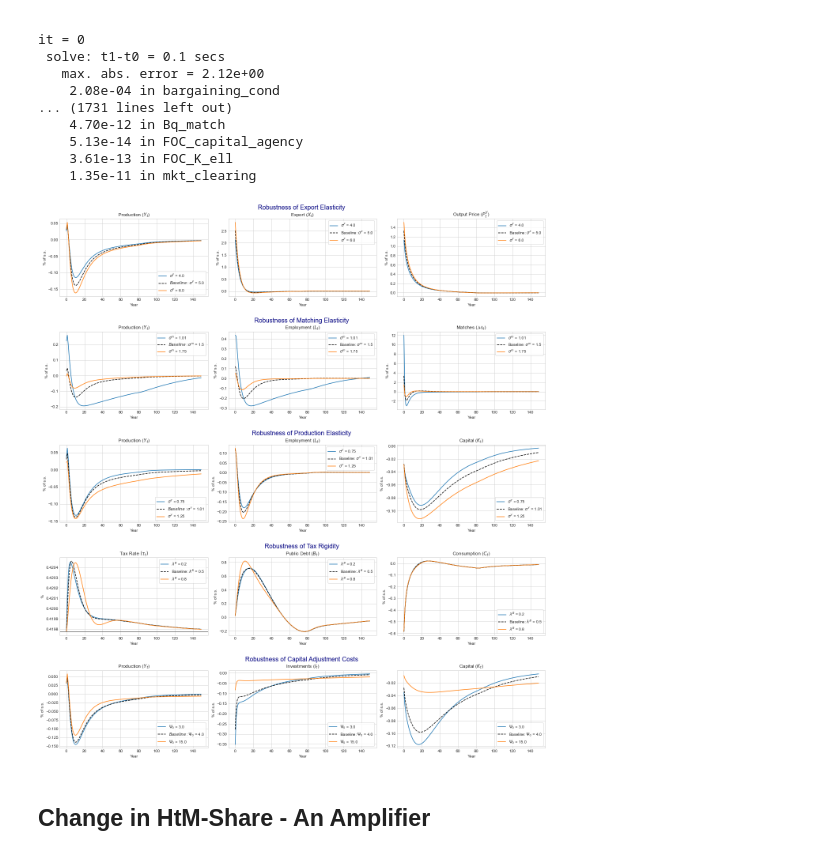
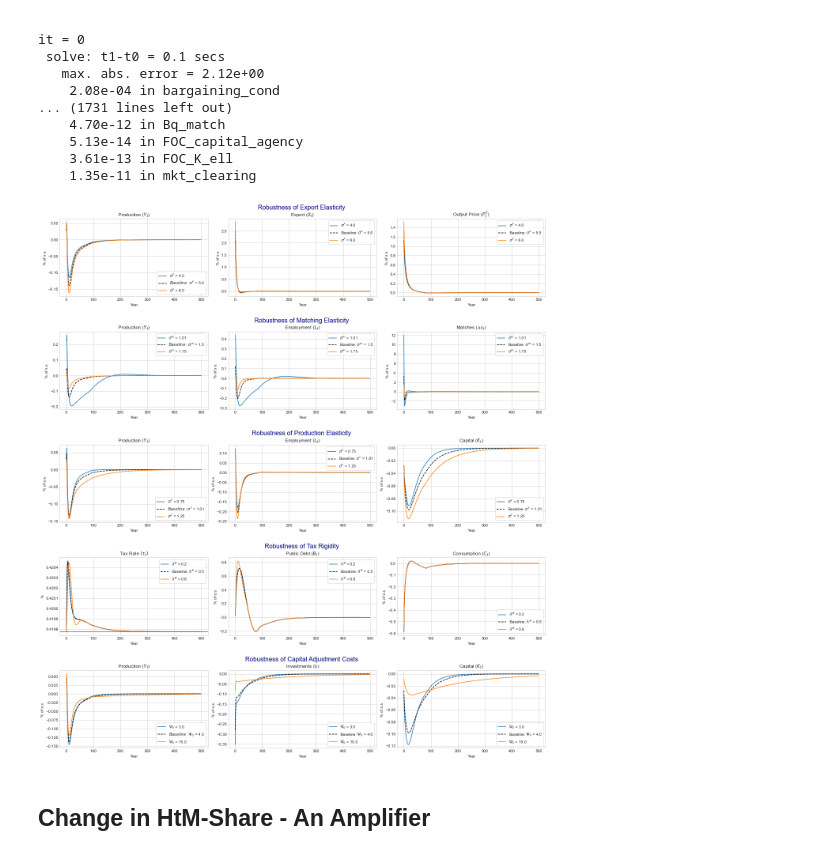
Before and after one commit to HansChristianPOLIT/MiniMAKRO, a Jupyter notebook: ExportShock.ipynb, the cells around one changed output. Drawn from its saved outputs; the diff is of its cells as text; code cells hidden in the pictures.

```diff
--- a/ExportShock.ipynb
+++ b/ExportShock.ipynb
@@ -153,0 +165,24 @@ model.plot_IRF_hh(varlist=['L_a','inc_a','C_a','B_a'],t0_list=[-20,-10,0,10,20])
+# %%
+model = BabyMAKROModelClass(name='Extended') # create an instance of the model
+par = model.par
+ss = model.ss
+sol = model.sol
+model1 = model.copy()
+# %%
+Models = [model, model1]
+Sigma_REPACK = [1.5, 2.5]
+for i in range(len(Models)):
+    Models[i].par.sigma_C = Sigma_REPACK[i]
+    Models[i].par.sigma_G = Sigma_REPACK[i]
+    Models[i].par.sigma_I = Sigma_REPACK[i]
+    Models[i].par.sigma_X = Sigma_REPACK[i]
+    Models[i].find_ss()
+    Models[i].calc_jac()
+    Tshock = 50
+    shock_chi = 0.01*Models[i].ss.chi
+    persistence_chi = 0.8**np.arange(Tshock)
+    Models1[i].sol.chi[:Tshock] = Models[i].ss.chi + shock_chi*persistence_chi
+    shock_p_f = 0.03*Models[i].ss.P_F
+    persistence_p_f = 0.80**np.arange(Tshock)
+    Models[i].sol.P_F[:Tshock] = Models[i].ss.P_F + shock_p_f*persistence_p_f
+    Models[i].find_IRF()
@@ -283,7 +378,7 @@ def get_key(varname):
             if value == varname:
                  return key
 # %%
-T_IRF = 150
+T_IRF = 500
 
 # a. initiate figure
 fig, big_axes = plt.subplots( figsize=(3*6,5*6/1.5), nrows=5, ncols = 1)
@@ -412,34 +507,34 @@ ax = fig.add_subplot(5,3,13)
 ax.plot((Models5[0].sol.Y[:T_IRF]/Models5[0].ss.Y-1)*100,label=f'$\Psi_0$ = {Models5[0].par.Psi_0}')
 ax.plot((Models5[1].sol.Y[:T_IRF]/Models5[1].ss.Y-1)*100,label=f'$Baseline: \Psi_0$ = {Models5[1].par.Psi_0}', color = 'k', linestyle = '--')
 ax.plot((Models5[2].sol.Y[:T_IRF]/Models5[2].ss.Y-1)*100,label=f'$\Psi_0$ = {Models5[2].par.Psi_0}')
 ax.set_ylabel('% of s.s.')
 ax.set_xlabel('Year')
 ax.set_title('Production ($Y_t$)')
 ax.legend(frameon=True)
 
 ax = fig.add_subplot(5,3,14)
 ax.plot((Models5[0].sol.I[:T_IRF]/Models5[0].ss.I-1)*100,label=f'$\Psi_0$ = {Models5[0].par.Psi_0}')
 ax.plot((Models5[1].sol.I[:T_IRF]/Models5[1].ss.I-1)*100,label=f'Baseline: $\Psi_0$ = {Models5[1].par.Psi_0}', color = 'k', linestyle = '--')
 ax.plot((Models5[2].sol.I[:T_IRF]/Models5[2].ss.I-1)*100,label=f'$\Psi_0$ = {Models5[2].par.Psi_0}')
 ax.set_ylabel('% of s.s.')
 ax.set_xlabel('Year')
 ax.set_title('Investments ($I_{t}$)')
 ax.legend(frameon=True)
 
 ax = fig.add_subplot(5,3,15)
 ax.plot((Models5[0].sol.K[:T_IRF]/Models5[0].ss.K-1)*100,label=f'$\Psi_0$ = {Models5[0].par.Psi_0}')
 ax.plot((Models5[1].sol.K[:T_IRF]/Models5[1].ss.K-1)*100,label=f'Baseline: $\Psi_0$ = {Models5[1].par.Psi_0}', color = 'k', linestyle = '--')
 ax.plot((Models5[2].sol.K[:T_IRF]/Models5[2].ss.K-1)*100,label=f'$\Psi_0$ = {Models5[2].par.Psi_0}')
 ax.set_ylabel('% of s.s.')
 ax.set_xlabel('Year')
 ax.set_title('Capital ($K_t$)')
 ax.legend(frameon=True)
 
 # c. layout
 fig.tight_layout(pad=1); # spacing between subplots
 plt.savefig("RobustnessTestExportShock/RobustnessAllShocksExport.pdf", format="pdf", bbox_inches="tight")
 # %% [output]
-[figure, old version]
+[figure, new version]
 # %% [markdown]
 ## Change in HtM-Share - An Amplifier
 # %%
```
Also changed, not shown: parts of 28 cells of this notebook, 24 other files.
